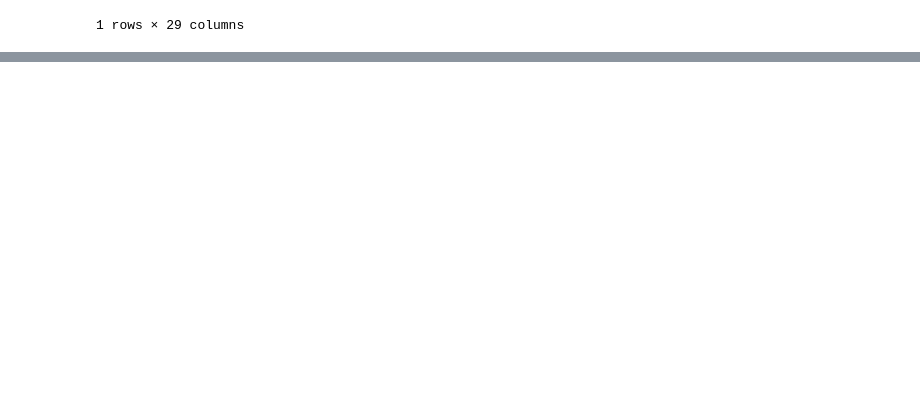
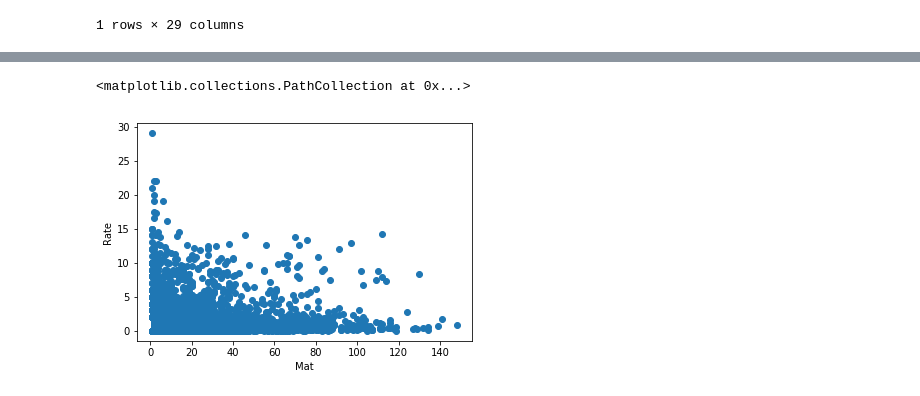
Before and after one commit to rimever/RugbyAnalyze, a Jupyter notebook: world_player_ranking.ipynb, the cells around one changed output, grey strips where cells are left out. Cells and saved outputs as stored; diff of their text form; code cells hidden in the pictures; blank space fills up the shorter version.

```diff
--- a/world_player_ranking.ipynb
+++ b/world_player_ranking.ipynb
@@ -53,0 +79,12 @@ result.head()
+# %%
+data['Rate'] =  data['Pts'] / data['Mat']
+points = data['Rate']
+matches = data['Mat']
+
+plt.xlabel('Mat')
+plt.ylabel('Rate')
+
+plt.scatter(matches,points)
+# %% [output]
+<matplotlib.collections.PathCollection at 0x...>
+[figure, added]
```
Also changed, not shown: parts of 10 cells of this notebook, 9 other files.
